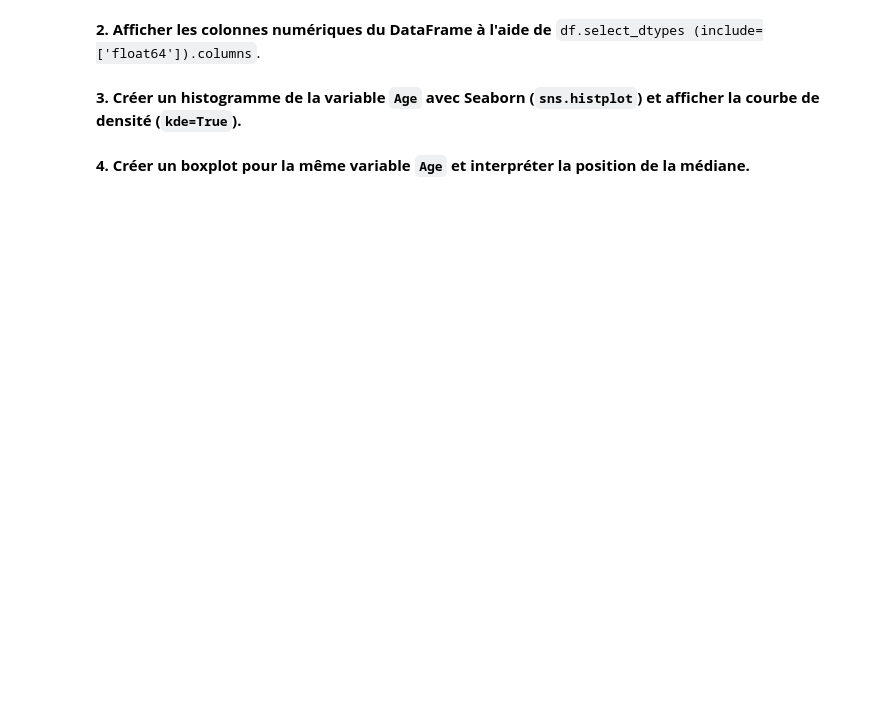
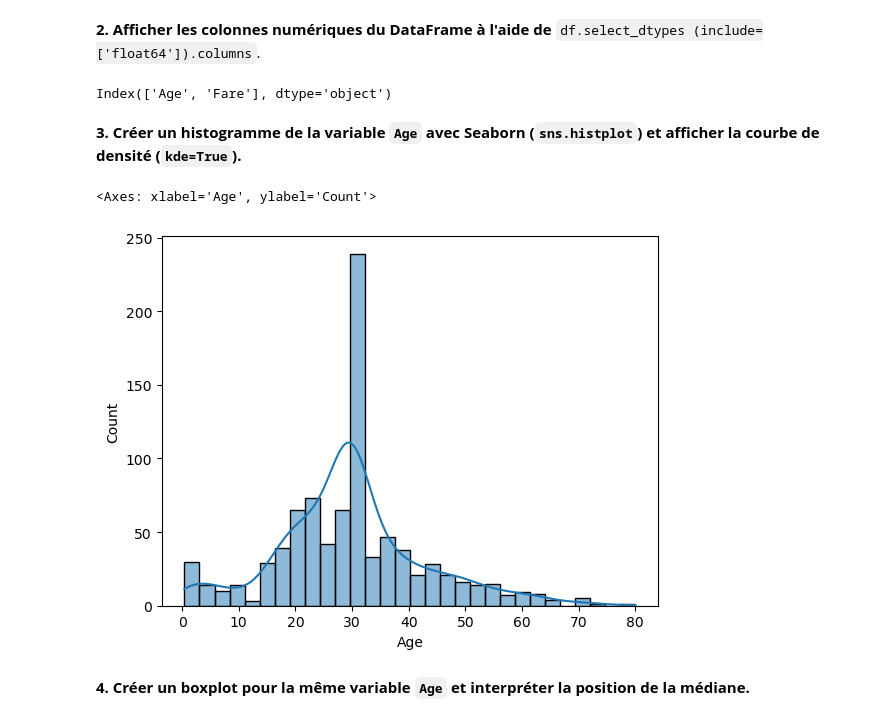
Before and after one commit to Yahyawi99/TP-ML, a Jupyter notebook: data-preprocessing/main.ipynb, the cells around one changed output. Cells and saved outputs as stored; diff of their text form; code cells hidden in the pictures; blank space fills up the shorter version.

```diff
--- a/data-preprocessing/main.ipynb
+++ b/data-preprocessing/main.ipynb
@@ -91,4 +91,4 @@ None
 **1. Supprimer les colonnes inutiles du DataFrame :**
 `['PassengerId', 'Name', 'Ticket', 'Cabin']`.
 # %%
-df.drop(columns=['PassengerId', 'Name', 'Ticket', 'Cabin'])
+df.drop(columns=['PassengerId', 'Name', 'Ticket', 'Cabin'],inplace=True)
@@ -149,6 +130,21 @@ Length: 891, dtype: bool
+# %%
+
+imputer = SimpleImputer(strategy="mean")
+cols = ['Age']
+df[cols] = imputer.fit_transform(df[cols])
+
+# using fillna(value,inplace=True)
+# df["Age"].fillna(df['Age'].mean(),inplace=True)
 # %% [markdown]
 **6. Remplacer les valeurs manquantes de la colonne `Embarked` par la valeur la plus fréquente (strategy='most_frequent').**
 
 *Note: Vous pouvez utiliser `SimpleImputer` ou `df['Embarked'].fillna(df['Embarked'].mode()[0], inplace=True)`.*
+# %%
+imputer = SimpleImputer(strategy="most_frequent")
+cols = ["Embarked"]
+df[cols] = imputer.fit_transform(df[cols])
+
+# using fillna(value,inplace=True)
+# df["Embarked"].fillna(df["Embarked"].mode()[0],inplace=True)
 # %% [markdown]
 **7. Vérifier qu'il ne reste plus de valeurs manquantes après imputation.**
@@ -159,12 +179,19 @@ Length: 891, dtype: bool
 # %% [markdown]
 **2. Afficher les colonnes numériques du DataFrame à l'aide de**
 `df.select_dtypes (include=['float64']).columns`.
+# %%
+cols = df.select_dtypes(include=["float64"]).columns
+print(cols)
+# %% [output]
+Index(['Age', 'Fare'], dtype='object')
 # %% [markdown]
 **3. Créer un histogramme de la variable `Age` avec Seaborn (`sns.histplot`) et afficher la courbe de densité (`kde=True`).**
 # %%
 import seaborn as sns
-import matplotlib.pyplot as plt
 
-# Assurez-vous d'importer seaborn et matplotlib
+sns.histplot(data=df,x="Age",kde=True)
+# %% [output]
+<Axes: xlabel='Age', ylabel='Count'>
+[figure, added]
 # %% [markdown]
 **4. Créer un boxplot pour la même variable `Age` et interpréter la position de la médiane.**
```
Also changed, not shown: parts of 13 cells of this notebook.
